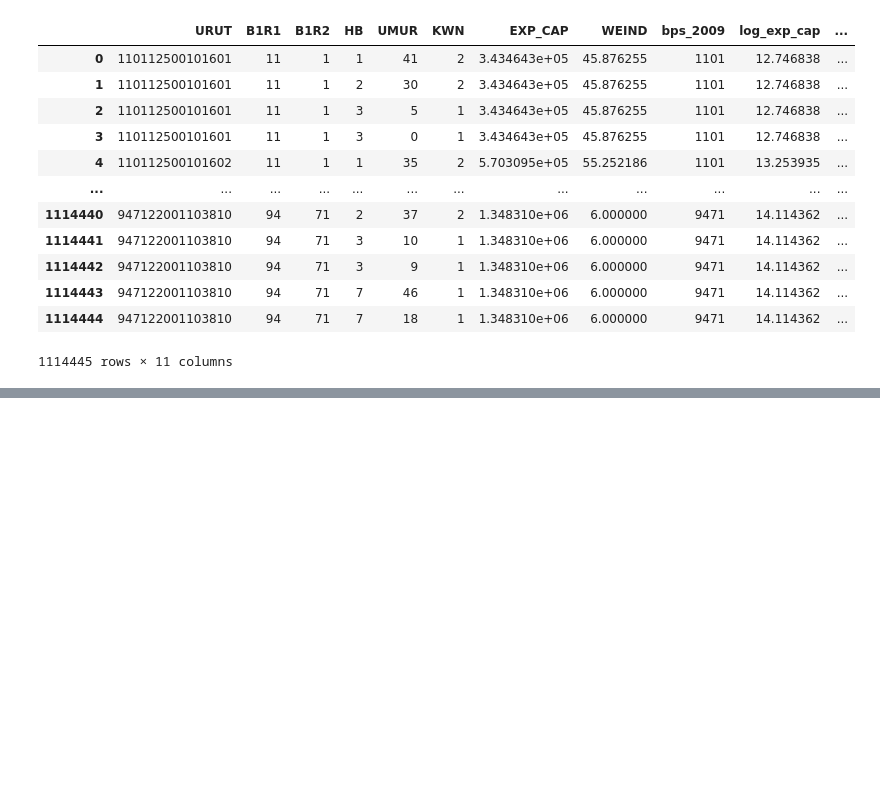
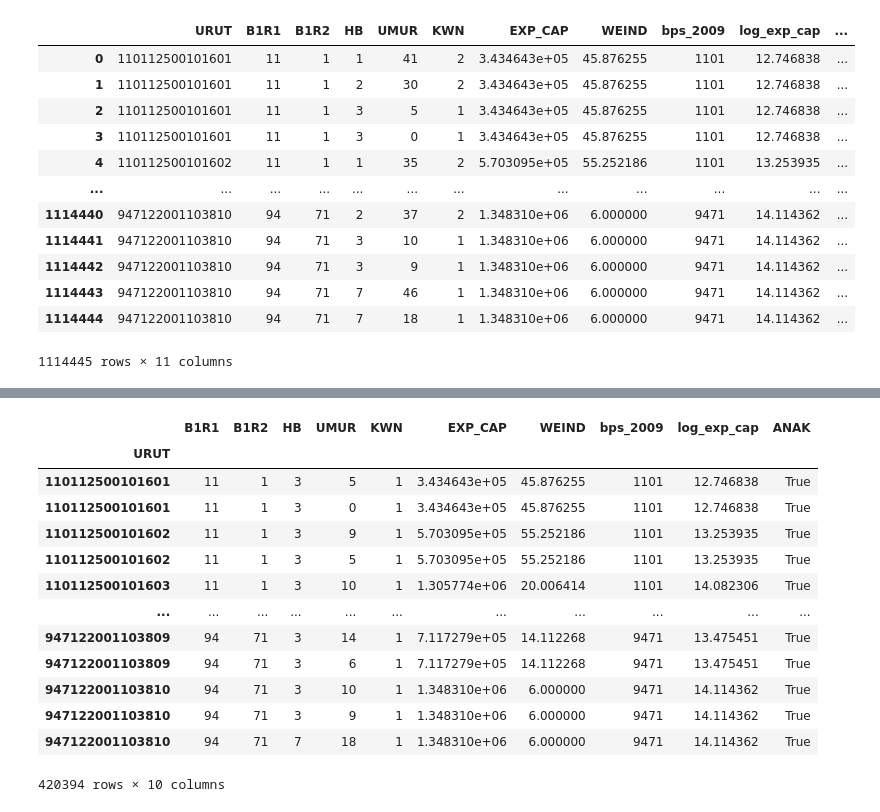
Before and after one commit to fajarsenoadi/Project-Lab---Susenas, a Jupyter notebook: Project Lab - Jumlah Anak di Rumah Tangga 2012.ipynb, the cells around one changed output, grey strips where cells are left out. Drawn from its saved outputs; the diff is of its cells as text; code cells hidden in the pictures; blank space fills up the shorter version.

```diff
--- a/Project Lab - Jumlah Anak di Rumah Tangga 2012.ipynb
+++ b/Project Lab - Jumlah Anak di Rumah Tangga 2012.ipynb
@@ -307,0 +292,17 @@ SyntaxError: invalid syntax (<ipython-input-78-388d780ea788>, line 1)
+# %%
+anak_penghasilan_2
+# %% [output]
+|  | B1R1 | B1R2 | HB | UMUR | KWN | EXP_CAP | WEIND | bps_2009 | log_exp_cap | ANAK |
+| URUT |  |  |  |  |  |  |  |  |  |  |
+| 110112500101601 | 11 | 1 | 3 | 5 | 1 | 3.434643e+05 | 45.876255 | 1101 | 12.746838 | True |
+| 110112500101601 | 11 | 1 | 3 | 0 | 1 | 3.434643e+05 | 45.876255 | 1101 | 12.746838 | True |
+| 110112500101602 | 11 | 1 | 3 | 9 | 1 | 5.703095e+05 | 55.252186 | 1101 | 13.253935 | True |
+| 110112500101602 | 11 | 1 | 3 | 5 | 1 | 5.703095e+05 | 55.252186 | 1101 | 13.253935 | True |
+| 110112500101603 | 11 | 1 | 3 | 10 | 1 | 1.305774e+06 | 20.006414 | 1101 | 14.082306 | True |
+| ... | ... | ... | ... | ... | ... | ... | ... | ... | ... | ... |
+| 947122001103809 | 94 | 71 | 3 | 14 | 1 | 7.117279e+05 | 14.112268 | 9471 | 13.475451 | True |
+| 947122001103809 | 94 | 71 | 3 | 6 | 1 | 7.117279e+05 | 14.112268 | 9471 | 13.475451 | True |
+| 947122001103810 | 94 | 71 | 3 | 10 | 1 | 1.348310e+06 | 6.000000 | 9471 | 14.114362 | True |
+| 947122001103810 | 94 | 71 | 3 | 9 | 1 | 1.348310e+06 | 6.000000 | 9471 | 14.114362 | True |
+| 947122001103810 | 94 | 71 | 7 | 18 | 1 | 1.348310e+06 | 6.000000 | 9471 | 14.114362 | True |
+420394 rows × 10 columns
```
Also changed, not shown: parts of 38 cells of this notebook.
